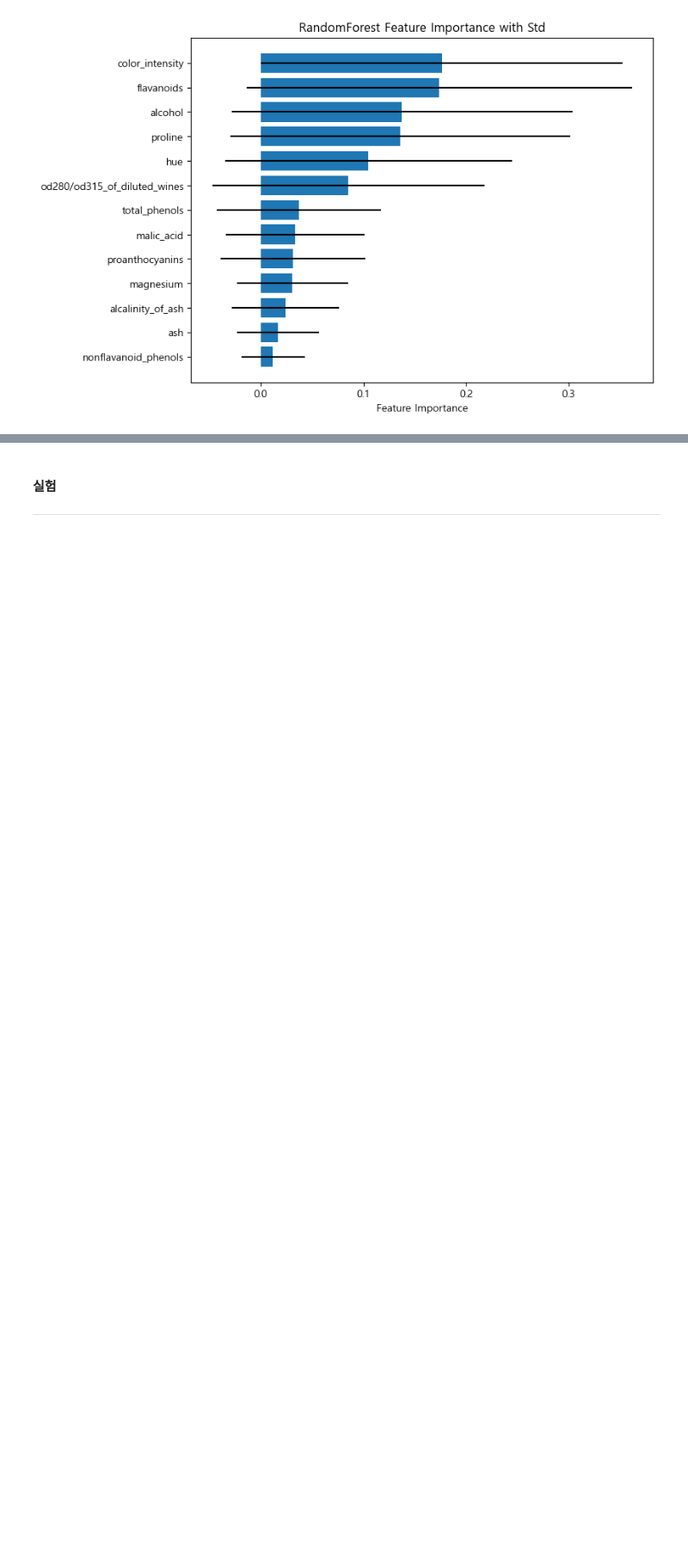
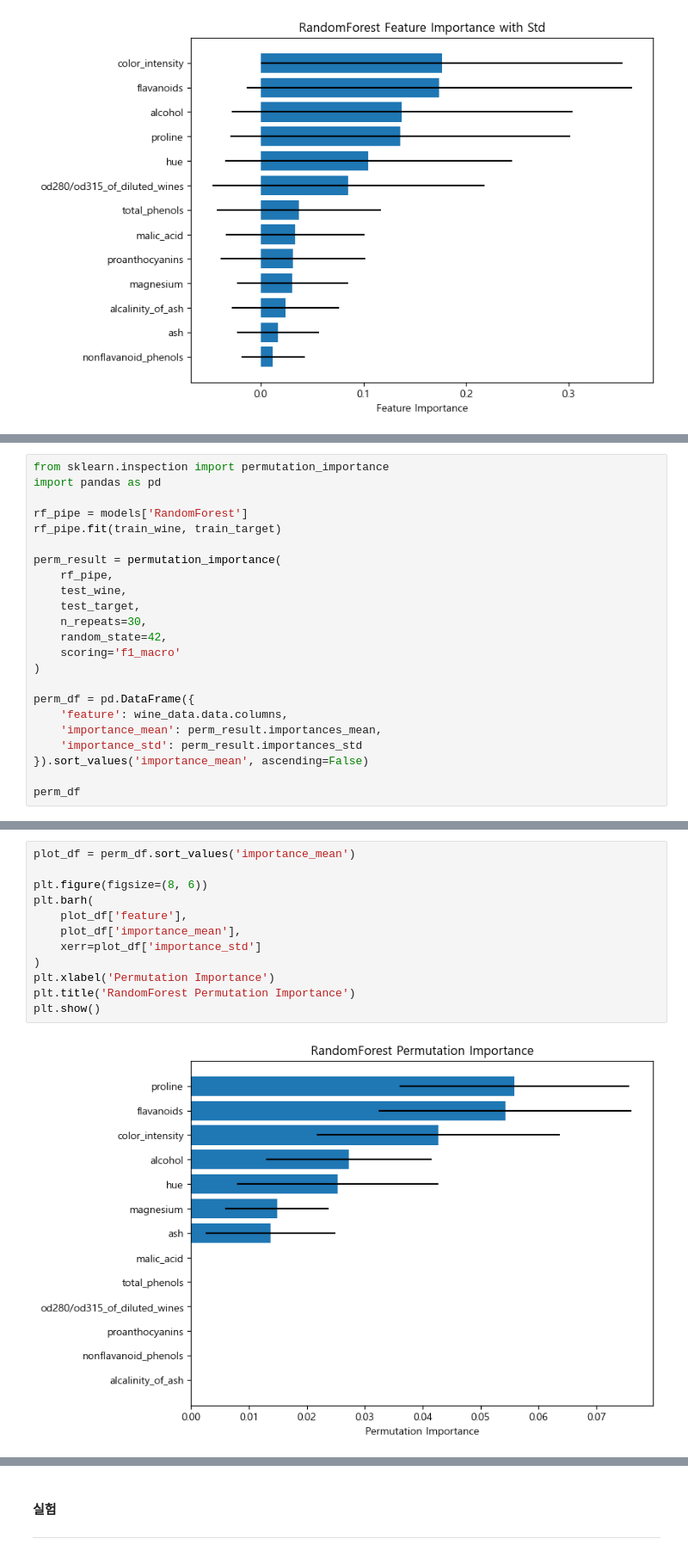
Before and after one commit to FlatBass/study-flat, a Jupyter notebook: model_tree.ipynb, the cells around one changed output, grey strips where cells are left out. Shown at 86% size. Drawn from its saved outputs; the diff is of its cells as text; blank space fills up the shorter version.

Commit message:
feat : wine_1.1

```diff
--- a/model_tree.ipynb
+++ b/model_tree.ipynb
@@ -417,0 +427,23 @@ plt.show()
+# %%
+from sklearn.inspection import permutation_importance
+import pandas as pd
+
+rf_pipe = models['RandomForest']
+rf_pipe.fit(train_wine, train_target)
+
+perm_result = permutation_importance(
+    rf_pipe,
+    test_wine,
+    test_target,
+    n_repeats=30,
+    random_state=42,
+    scoring='f1_macro'
+)
+
+perm_df = pd.DataFrame({
+    'feature': wine_data.data.columns,
+    'importance_mean': perm_result.importances_mean,
+    'importance_std': perm_result.importances_std
+}).sort_values('importance_mean', ascending=False)
+
+perm_df
@@ -417,0 +465,14 @@ plt.show()
+# %%
+plot_df = perm_df.sort_values('importance_mean')
+
+plt.figure(figsize=(8, 6))
+plt.barh(
+    plot_df['feature'],
+    plot_df['importance_mean'],
+    xerr=plot_df['importance_std']
+)
+plt.xlabel('Permutation Importance')
+plt.title('RandomForest Permutation Importance')
+plt.show()
+# %% [output]
+[figure, added]
```
Also changed, not shown: parts of 5 cells of this notebook.
